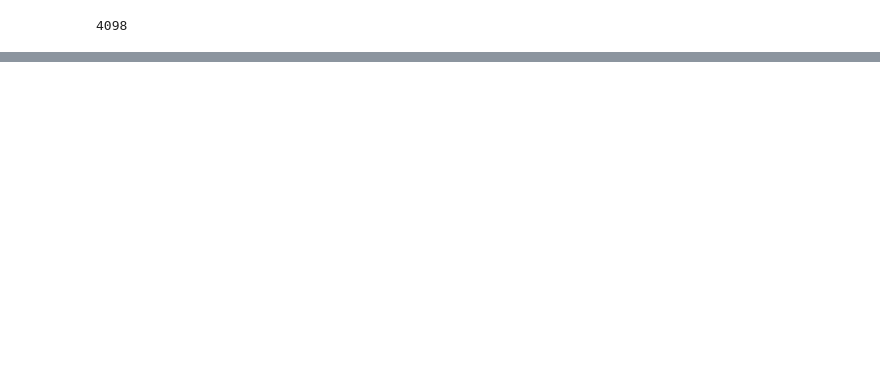
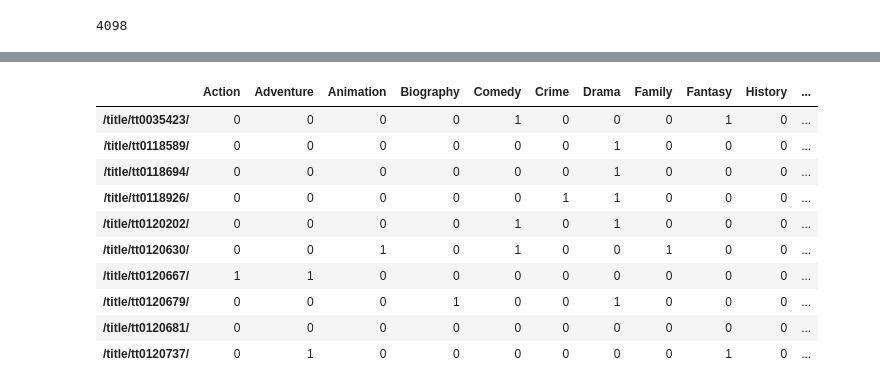
Before and after one commit to emschuch/MTA_Turnstile_Data, a Jupyter notebook: 02_luther/data_cleaning.ipynb, the cells around one changed output, grey strips where cells are left out. Saved outputs shown, nothing was run; the diff lists cells and outputs as text; code cells hidden in the pictures; blank space fills up the shorter version.

```diff
--- a/02_luther/data_cleaning.ipynb
+++ b/02_luther/data_cleaning.ipynb
@@ -140,5 +184,9 @@ Saving Christmas
 # %%
 data['release'] = pd.to_datetime(data['release'])
+# %%
+data = data[data['release'] >= '2000-01-10 00:00:00']
+# %%
+data['month'] = data['release'].map(lambda x: x.month)
 # %%
 data.dtypes
 # %% [output]
@@ -175,0 +216,8 @@ len(data)
+# %%
+not_rated = data['rating'] == 'NOT RATED'
+data['rating'][not_rated] = 'UNRATED'
+
+unknown = data['rating'] == 'UNKNOWN'
+data['rating'][unknown] = 'UNRATED'
+
+data['rating'].value_counts()
@@ -175,0 +294,2 @@ len(data)
+# %%
+data['genres'] = data['genres'].map(lambda x: '_'.join(x))
@@ -175,0 +305,15 @@ len(data)
+# %%
+df = data['genres'].str.get_dummies(sep='_')
+df.head(10)
+# %% [output]
+|  | Action | Adventure | Animation | Biography | Comedy | Crime | Drama | Family | Fantasy | History | ... |
+| /title/tt0035423/ | 0 | 0 | 0 | 0 | 1 | 0 | 0 | 0 | 1 | 0 | ... |
+| /title/tt0118589/ | 0 | 0 | 0 | 0 | 0 | 0 | 1 | 0 | 0 | 0 | ... |
+| /title/tt0118694/ | 0 | 0 | 0 | 0 | 0 | 0 | 1 | 0 | 0 | 0 | ... |
+| /title/tt0118926/ | 0 | 0 | 0 | 0 | 0 | 1 | 1 | 0 | 0 | 0 | ... |
+| /title/tt0120202/ | 0 | 0 | 0 | 0 | 1 | 0 | 1 | 0 | 0 | 0 | ... |
+| /title/tt0120630/ | 0 | 0 | 1 | 0 | 1 | 0 | 0 | 1 | 0 | 0 | ... |
+| /title/tt0120667/ | 1 | 1 | 0 | 0 | 0 | 0 | 0 | 0 | 0 | 0 | ... |
+| /title/tt0120679/ | 0 | 0 | 0 | 1 | 0 | 0 | 1 | 0 | 0 | 0 | ... |
+| /title/tt0120681/ | 0 | 0 | 0 | 0 | 0 | 0 | 0 | 0 | 0 | 0 | ... |
+| /title/tt0120737/ | 0 | 1 | 0 | 0 | 0 | 0 | 0 | 0 | 1 | 0 | ... |
```
Also changed, not shown: parts of 40 cells of this notebook, 4 other files.
